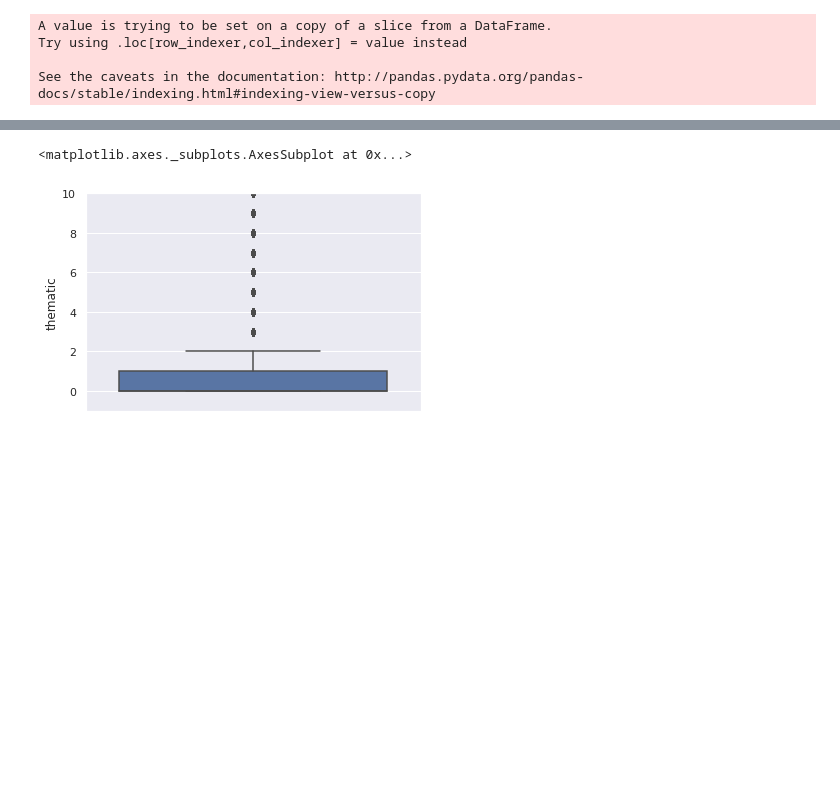
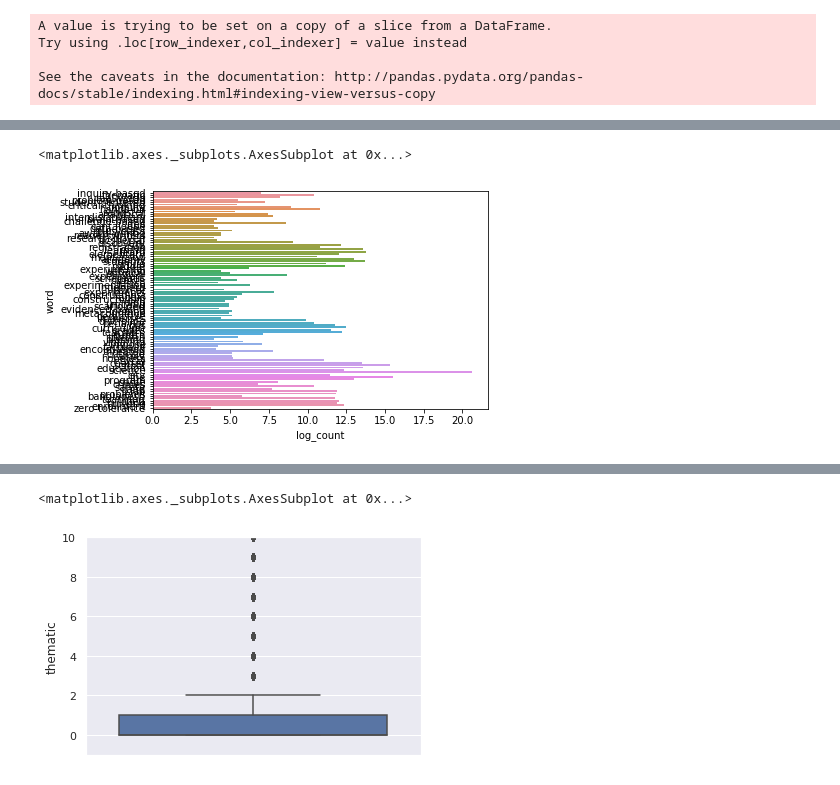
Before and after one commit to comp-strat/text_analysis, a Jupyter notebook: models/word_embeddings_k.ipynb, the cells around one changed output, grey strips where cells are left out. Drawn from its saved outputs; the diff is of its cells as text; code cells hidden in the pictures; blank space fills up the shorter version.

```diff
--- a/models/word_embeddings_k.ipynb
+++ b/models/word_embeddings_k.ipynb
@@ -721,0 +693,8 @@ stats_df.shape[1] #it replaced the duplicate/ repeated column each time - so jus
+# %%
+sum_df = pd.DataFrame({'word': list(stats_df.iloc[:, 3:].columns), 'count' : 0.0})
+li_sum = []
+for word in sum_df['word']:
+    li_sum.append(stats_df[word].sum())
+sum_df['count'] = li_sum
+sum_df['log_count'] = np.log(sum_df['count'])
+sum_df
@@ -721,0 +720,5 @@ stats_df.shape[1] #it replaced the duplicate/ repeated column each time - so jus
+# %%
+sns.barplot(x="log_count", y="word", data=sum_df)
+# %% [output]
+<matplotlib.axes._subplots.AxesSubplot at 0x...>
+[figure, added]
```
Also changed, not shown: parts of 29 cells of this notebook.
